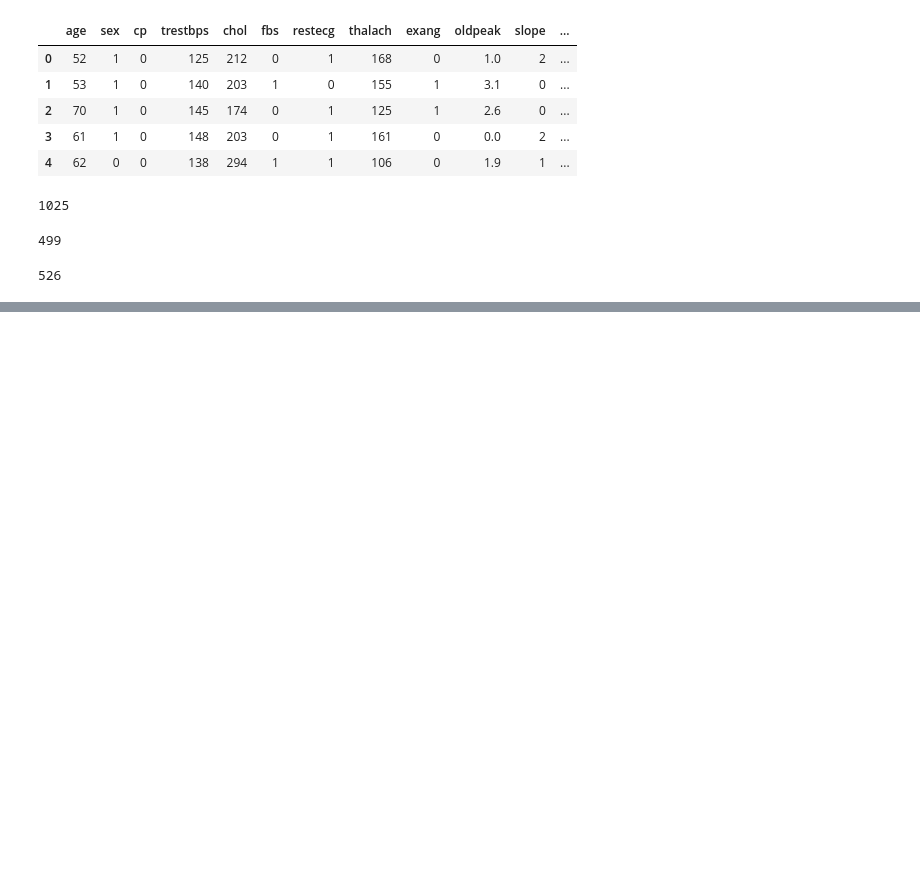
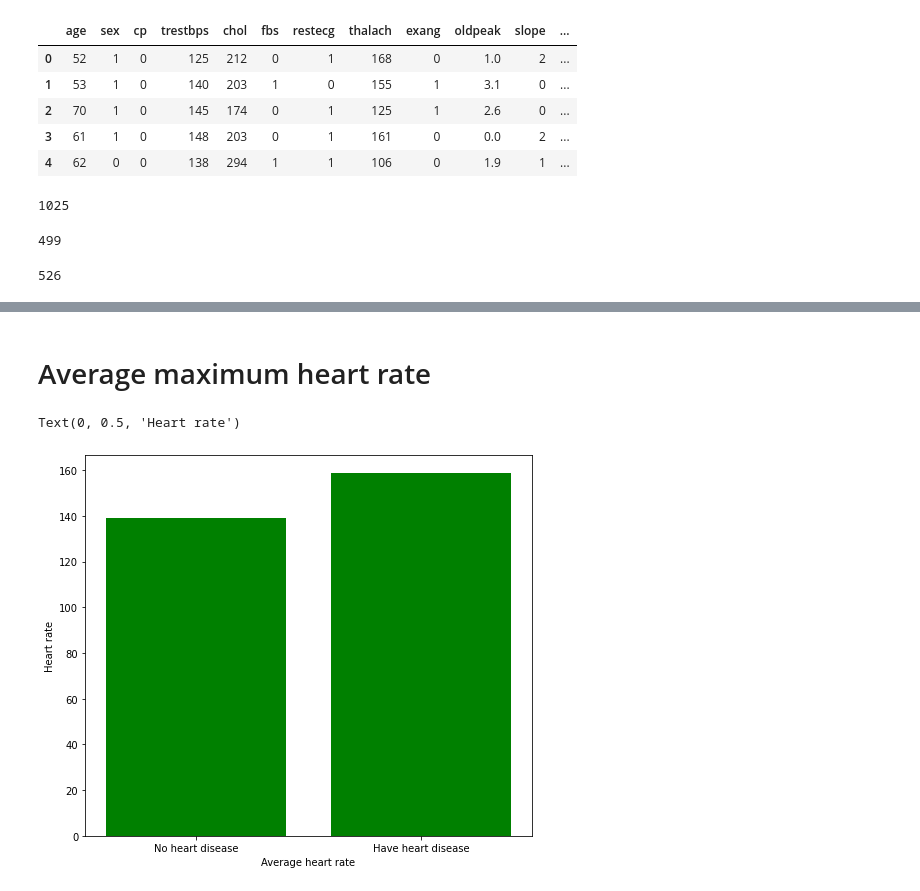
Before and after one commit to subhrapaladhi/Heart-Disease-Prediction, a Jupyter notebook: Data Visualisation.ipynb, the cells around one changed output, grey strips where cells are left out. Cells and saved outputs as stored; diff of their text form; code cells hidden in the pictures; blank space fills up the shorter version.

```diff
--- a/Data Visualisation.ipynb
+++ b/Data Visualisation.ipynb
@@ -46,0 +67,14 @@ plt.show()
+# %% [markdown]
+# Average maximum heart rate
+# %%
+data = {"No heart disease":139.130, "Have heart disease":158.585}
+keys = data.keys()
+values = data.values()
+
+plt.figure(figsize=(8,7))
+plt.bar(keys,values,color='green')
+plt.xlabel("Average heart rate")
+plt.ylabel("Heart rate")
+# %% [output]
+Text(0, 0.5, 'Heart rate')
+[figure, added]
```
Also changed, not shown: parts of 11 cells of this notebook, 5 other files.
